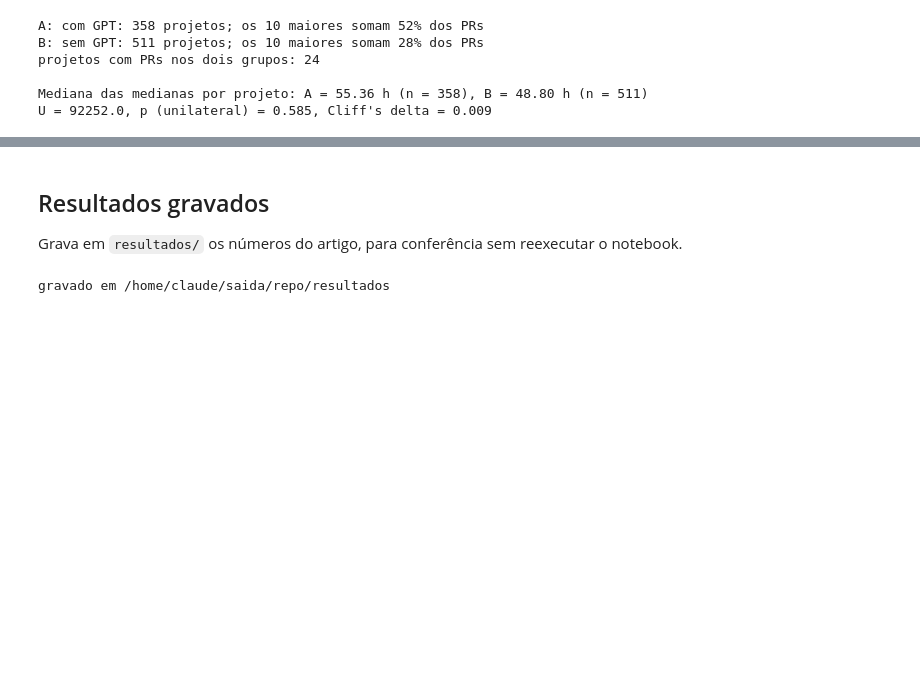
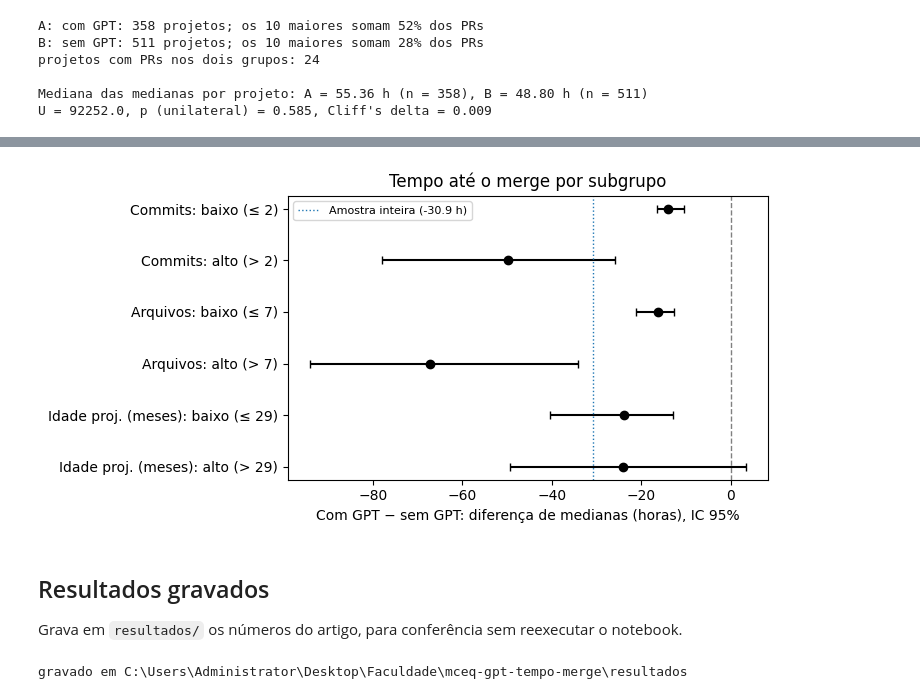
Before and after one commit to lipeleoneli/mceq-gpt-tempo-merge, a Jupyter notebook: analise.ipynb, the cells around one changed output, grey strips where cells are left out. Cells and saved outputs as stored; diff of their text form; code cells hidden in the pictures; blank space fills up the shorter version.

Commit message:
Adiciona analise exploratoria por subgrupos (E2)

```diff
--- a/analise.ipynb
+++ b/analise.ipynb
@@ -218,0 +230,15 @@ U = 92252.0, p (unilateral) = 0.585, Cliff's delta = 0.009
+# %%
+def holm(pvalores):
+    """p-valores ajustados por Holm-Bonferroni, na ordem original."""
+    p = np.asarray(pvalores, dtype=float)
+    m = len(p)
+    ordem = np.argsort(p)
+    ajust = np.empty(m)
+    acumulado = 0.0
+    for posto, i in enumerate(ordem):
+        acumulado = max(acumulado, min(1.0, (m - posto) * p[i]))
+        ajust[i] = acumulado
+    return ajust
+
+# auto-teste com exemplo calculado à mão: p = [0,01; 0,04; 0,03] -> [0,03; 0,06; 0,06]
+assert np.allclose(holm([0.01, 0.04, 0.03]), [0.03, 0.06, 0.06])
@@ -219,3 +293,22 @@ U = 92252.0, p (unilateral) = 0.585, Cliff's delta = 0.009
+# %%
+FIG_SUB = Path("figuras/efeito_subgrupos.png")
+fig, ax = plt.subplots(figsize=(7.5, 3.8))
+y = np.arange(len(sub_res))[::-1]
+ax.errorbar(sub_res["dif_medianas_h"], y,
+            xerr=[sub_res["dif_medianas_h"] - sub_res["ic95_inf_h"], sub_res["ic95_sup_h"] - sub_res["dif_medianas_h"]],
+            fmt="o", color="black", capsize=3)
+ax.axvline(0, color="gray", linestyle="--", linewidth=1)
+ax.axvline(dif_med, color="tab:blue", linestyle=":", linewidth=1, label=f"Amostra inteira ({dif_med:.1f} h)")
+curto = {"Commits": "Commits", "Arquivos alterados": "Arquivos", "Idade do projeto (meses)": "Idade proj. (meses)"}
+ax.set_yticks(y, [f"{curto[v]}: {s}" for v, s in zip(sub_res["variável"], sub_res["subgrupo"])])
+ax.set_xlabel("Com GPT − sem GPT: diferença de medianas (horas), IC 95%")
+ax.set_title("Tempo até o merge por subgrupo")
+ax.legend(loc="upper left", fontsize=8)
+fig.tight_layout()
+fig.savefig(FIG_SUB, dpi=300, bbox_inches="tight")
+plt.show()
+# %% [output]
+[figure, added]
 # %% [markdown]
 ## Resultados gravados
 Grava em `resultados/` os números do artigo, para conferência sem reexecutar o notebook.
@@ -238,9 +331,10 @@ resultados = {
     "exploratoria_por_projeto": {"n_projetos_A": len(pa), "n_projetos_B": len(pb),
                                  "U": float(mw_proj.statistic), "p_unilateral": float(mw_proj.pvalue),
                                  "cliffs_delta": float(cliff_proj)},
-    "testes_inferenciais": 3,
+    "exploratoria_subgrupos": "ver resultados/subgrupos_E2.csv",
+    "testes_inferenciais": 9,
 }
 (RES / "resultados.json").write_text(json.dumps(resultados, indent=2, ensure_ascii=False), encoding="utf-8")
 print("gravado em", RES.resolve())
 # %% [output]
-gravado em /home/claude/saida/repo/resultados
+gravado em C:\Users\Administrator\Desktop\Faculdade\mceq-gpt-tempo-merge\resultados
```
Also changed, not shown: parts of 4 cells of this notebook, 4 other files.
